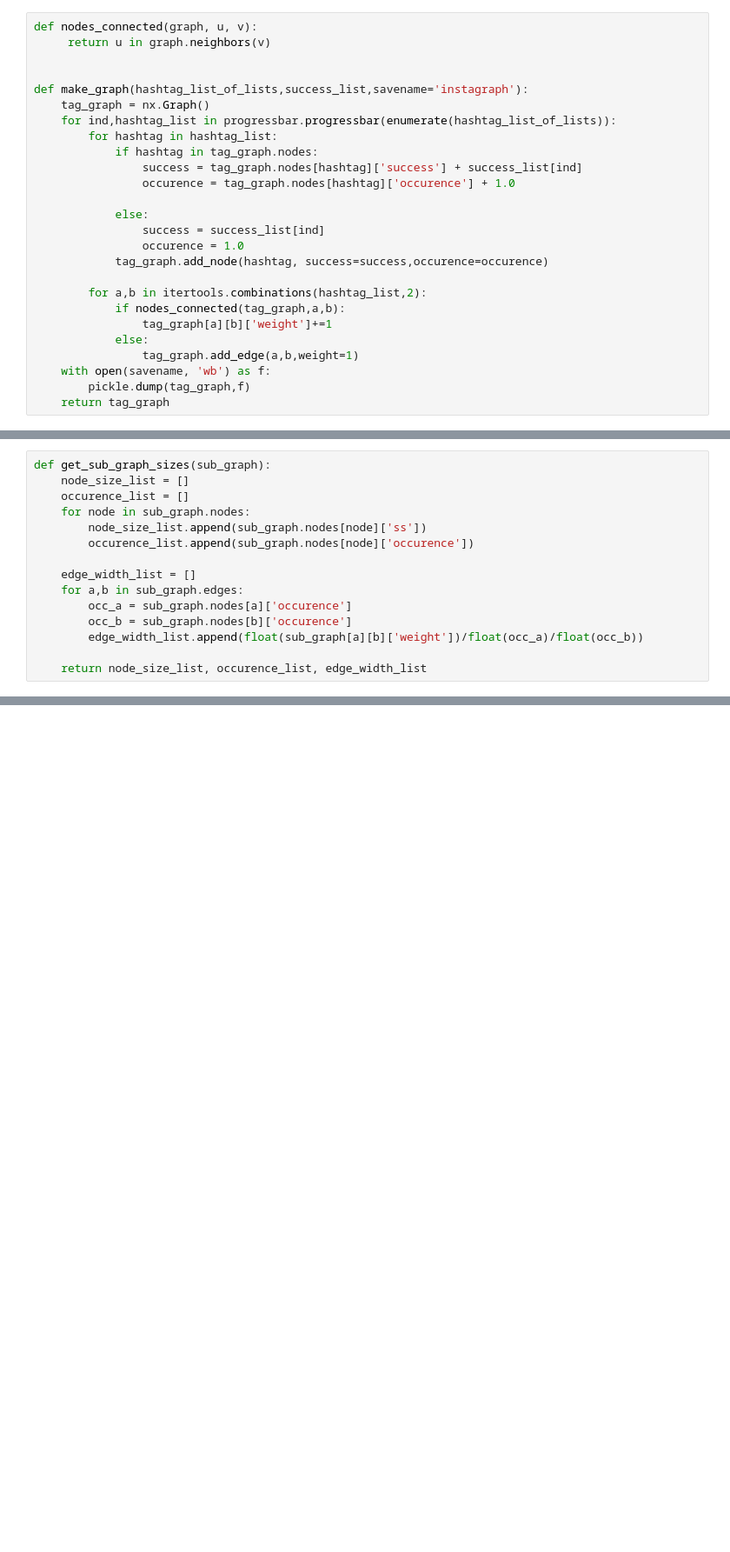
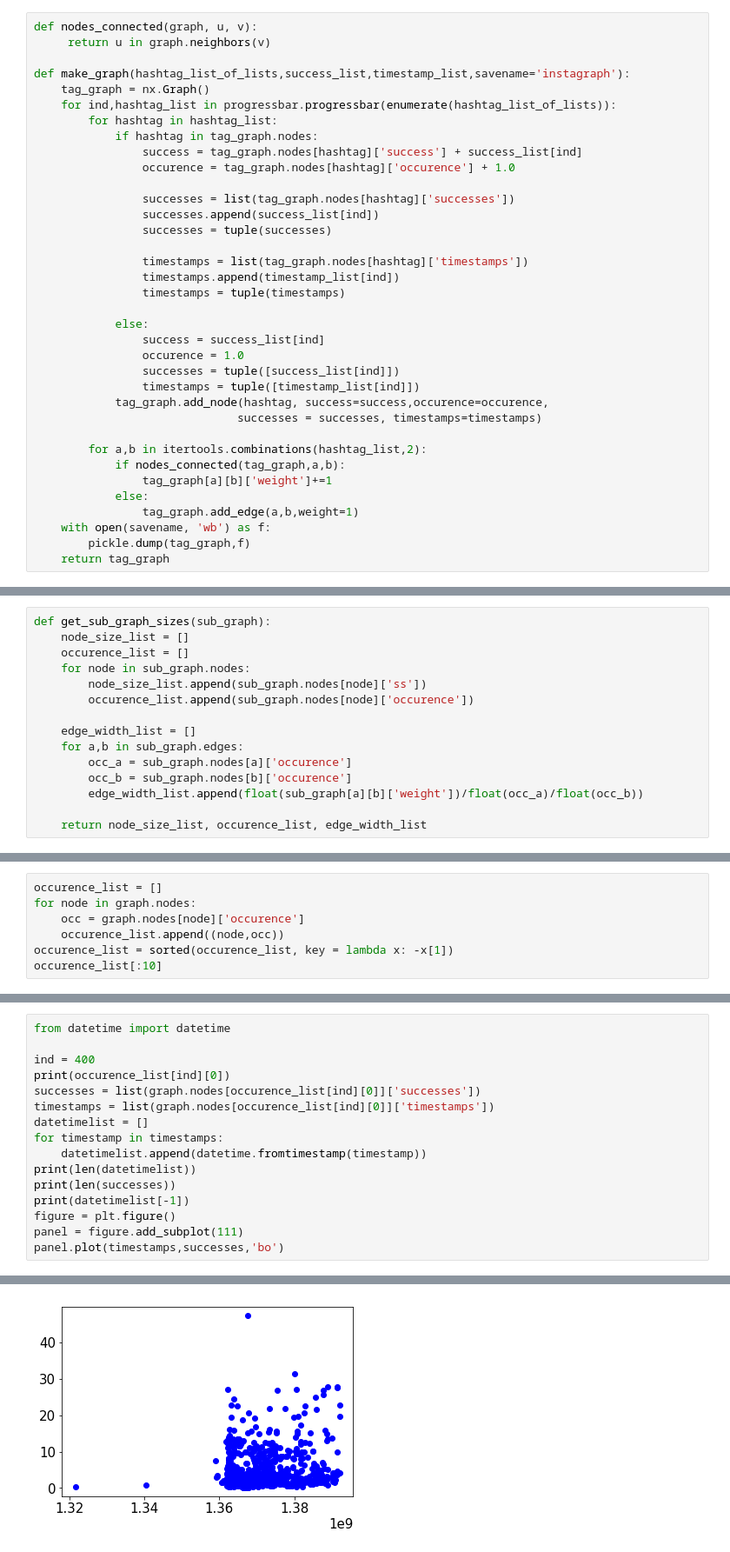
Before and after one commit to dgenkina/hashtag_recommender, a Jupyter notebook: Instagram_data_graph.ipynb, the cells around one changed output, grey strips where cells are left out. Shown: that part at 87% size. Saved outputs shown, nothing was run; the diff lists cells and outputs as text; blank space fills up the shorter version.

```diff
--- a/Instagram_data_graph.ipynb
+++ b/Instagram_data_graph.ipynb
@@ -9,8 +15,7 @@ import pickle
 def nodes_connected(graph, u, v):
      return u in graph.neighbors(v)
 
-
-def make_graph(hashtag_list_of_lists,success_list,savename='instagraph'):
+def make_graph(hashtag_list_of_lists,success_list,timestamp_list,savename='instagraph'):
     tag_graph = nx.Graph()
     for ind,hashtag_list in progressbar.progressbar(enumerate(hashtag_list_of_lists)):
         for hashtag in hashtag_list:
@@ -18,10 +23,21 @@ def make_graph(hashtag_list_of_lists,success_list,savename='instagraph'):
                 success = tag_graph.nodes[hashtag]['success'] + success_list[ind]
                 occurence = tag_graph.nodes[hashtag]['occurence'] + 1.0
 
+                successes = list(tag_graph.nodes[hashtag]['successes'])
+                successes.append(success_list[ind])
+                successes = tuple(successes)
+
+                timestamps = list(tag_graph.nodes[hashtag]['timestamps'])
+                timestamps.append(timestamp_list[ind])
+                timestamps = tuple(timestamps)
+
             else:
                 success = success_list[ind]
                 occurence = 1.0
-            tag_graph.add_node(hashtag, success=success,occurence=occurence)
+                successes = tuple([success_list[ind]])
+                timestamps = tuple([timestamp_list[ind]])
+            tag_graph.add_node(hashtag, success=success,occurence=occurence,
+                              successes = successes, timestamps=timestamps)
 
         for a,b in itertools.combinations(hashtag_list,2):
             if nodes_connected(tag_graph,a,b):
@@ -123,0 +273,7 @@ plt.savefig('sample_graph.png', dpi=300, bbox_inches='tight')
+# %%
+occurence_list = []
+for node in graph.nodes:
+    occ = graph.nodes[node]['occurence']
+    occurence_list.append((node,occ))
+occurence_list = sorted(occurence_list, key = lambda x: -x[1])
+occurence_list[:10]
@@ -123,0 +291,17 @@ plt.savefig('sample_graph.png', dpi=300, bbox_inches='tight')
+# %%
+from datetime import datetime
+
+ind = 400
+print(occurence_list[ind][0])
+successes = list(graph.nodes[occurence_list[ind][0]]['successes'])
+timestamps = list(graph.nodes[occurence_list[ind][0]]['timestamps'])
+datetimelist = []
+for timestamp in timestamps:
+    datetimelist.append(datetime.fromtimestamp(timestamp))
+print(len(datetimelist))
+print(len(successes))
+print(datetimelist[-1])
+figure = plt.figure()
+panel = figure.add_subplot(111)
+panel.plot(timestamps,successes,'bo')
+# %% [output]
@@ -123,0 +313 @@ plt.savefig('sample_graph.png', dpi=300, bbox_inches='tight')
+[figure, added]
```
Also changed, not shown: parts of 24 cells of this notebook, 3 other files.
